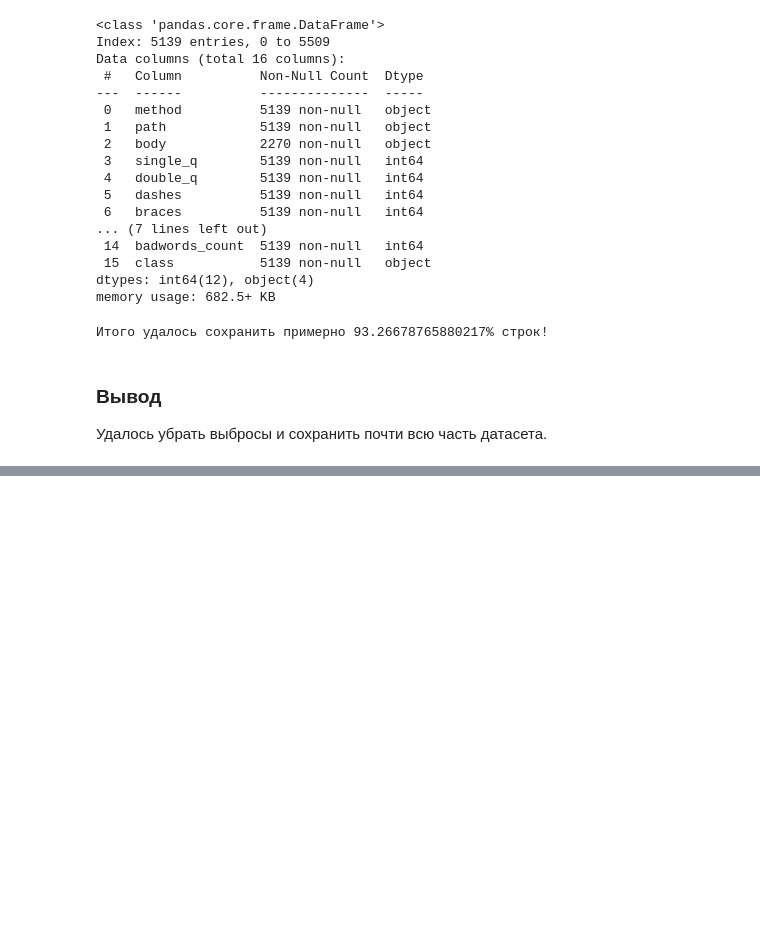
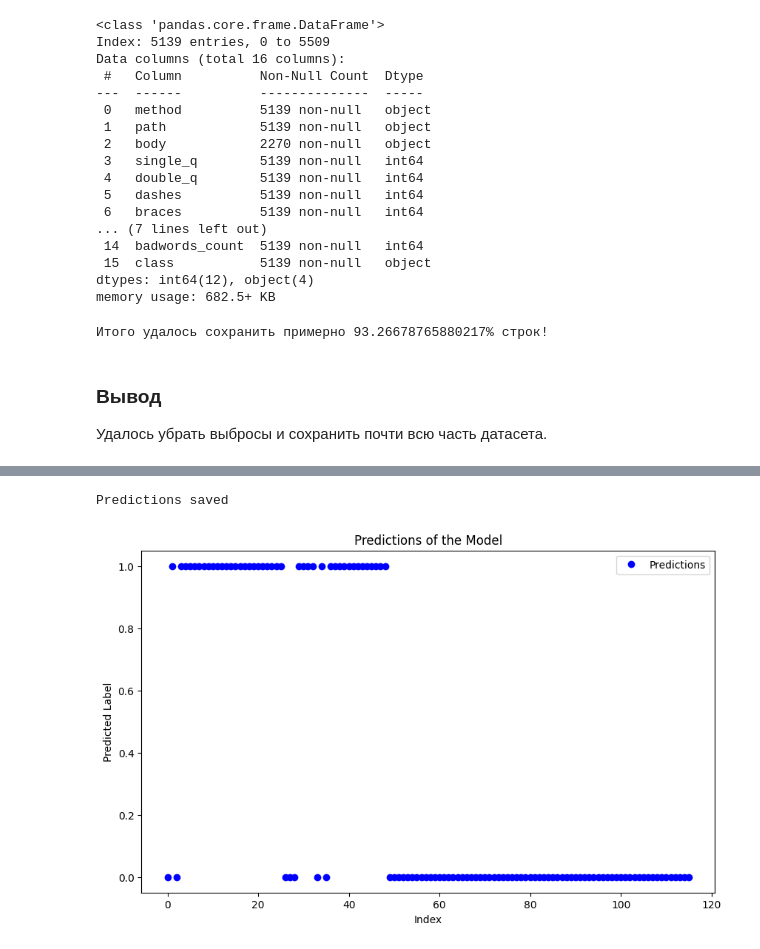
Before and after one commit to SokIvan/ML_Web_Traffic, a Jupyter notebook: ML.ipynb, the cells around one changed output, grey strips where cells are left out. Saved outputs shown, nothing was run; the diff lists cells and outputs as text; code cells hidden in the pictures; blank space fills up the shorter version.

```diff
--- a/ML.ipynb
+++ b/ML.ipynb
@@ -486,0 +595,40 @@ print(f"Итого удалось сохранить примерно {data_Bad3
+# %%
+http['prediction'] = model.predict(X)
+
+testing_data = pd.read_csv('Testing_data.csv')
+if 'path' in testing_data.columns and 'body' in testing_data.columns:
+        # Extract features from the testing data paths and bodies
+    test_features = testing_data.apply(lambda row: ExtractFeatures(row['path'], row['body']), axis=1).tolist()
+
+        # Convert test_features to a 2D numpy array
+    test_features = np.array(test_features)
+
+        # Predict whether each data point is good or bad
+    predictions = model.predict(test_features)
+
+        # Add the predictions to the testing data DataFrame
+    testing_data['Prediction'] = predictions
+
+        # Save the testing data with predictions to a new CSV file
+
+    print("Predictions saved ")
+else:
+    print("Error: The testing data must contain 'path' and 'body' columns.")
+# %% [output]
+Predictions saved
+# %%
+plt.figure(figsize=(10, 6))
+plt.plot(testing_data.index, predictions, marker='o', linestyle='', color='b', label='Predictions')
+
+# Add labels and title
+plt.xlabel('Index')
+plt.ylabel('Predicted Label')
+plt.title('Predictions of the Model')
+
+# Show legend
+plt.legend()
+
+# Show plot
+plt.show()
+# %% [output]
+[figure, added]
```
Also changed, not shown: parts of 10 cells of this notebook.
